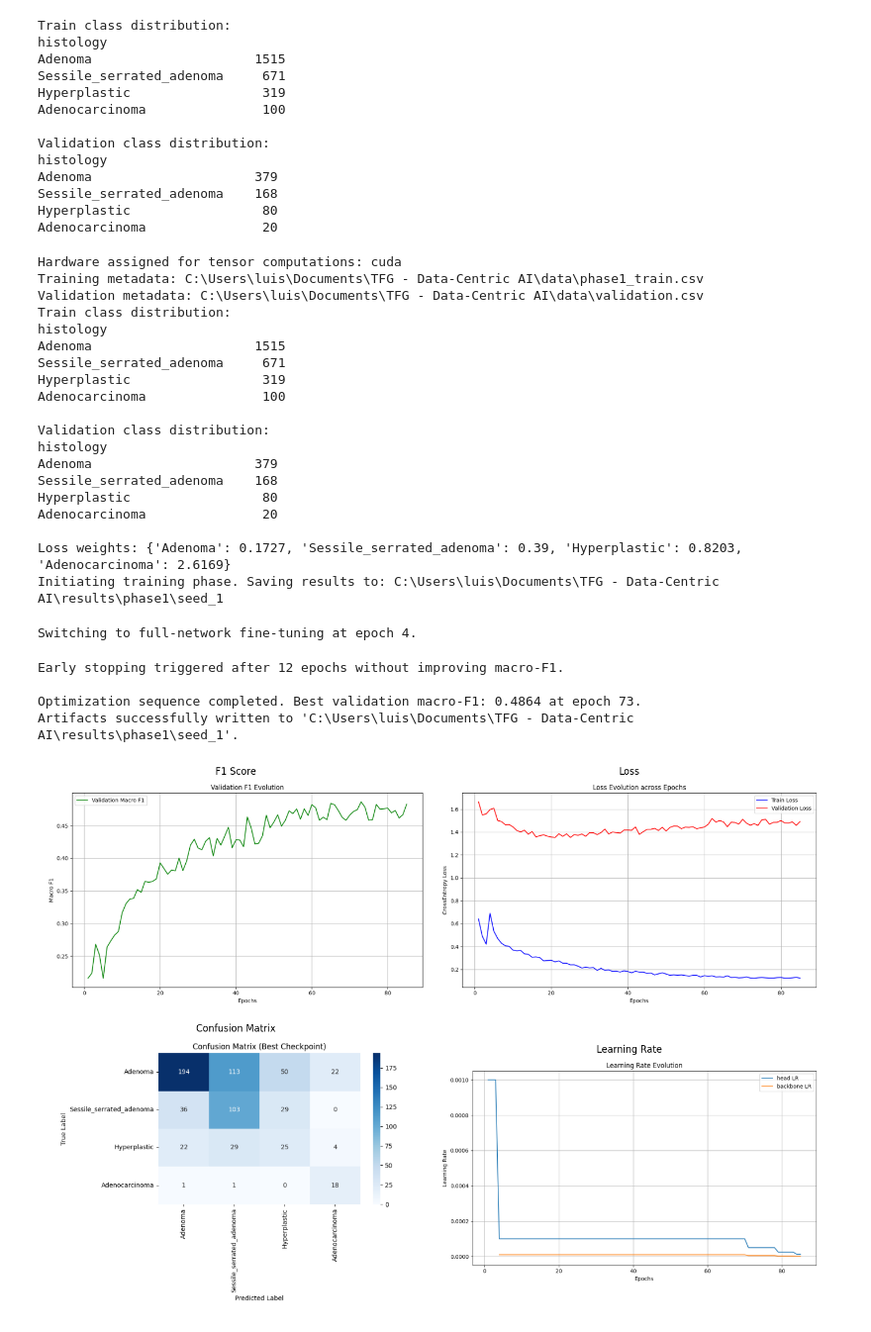
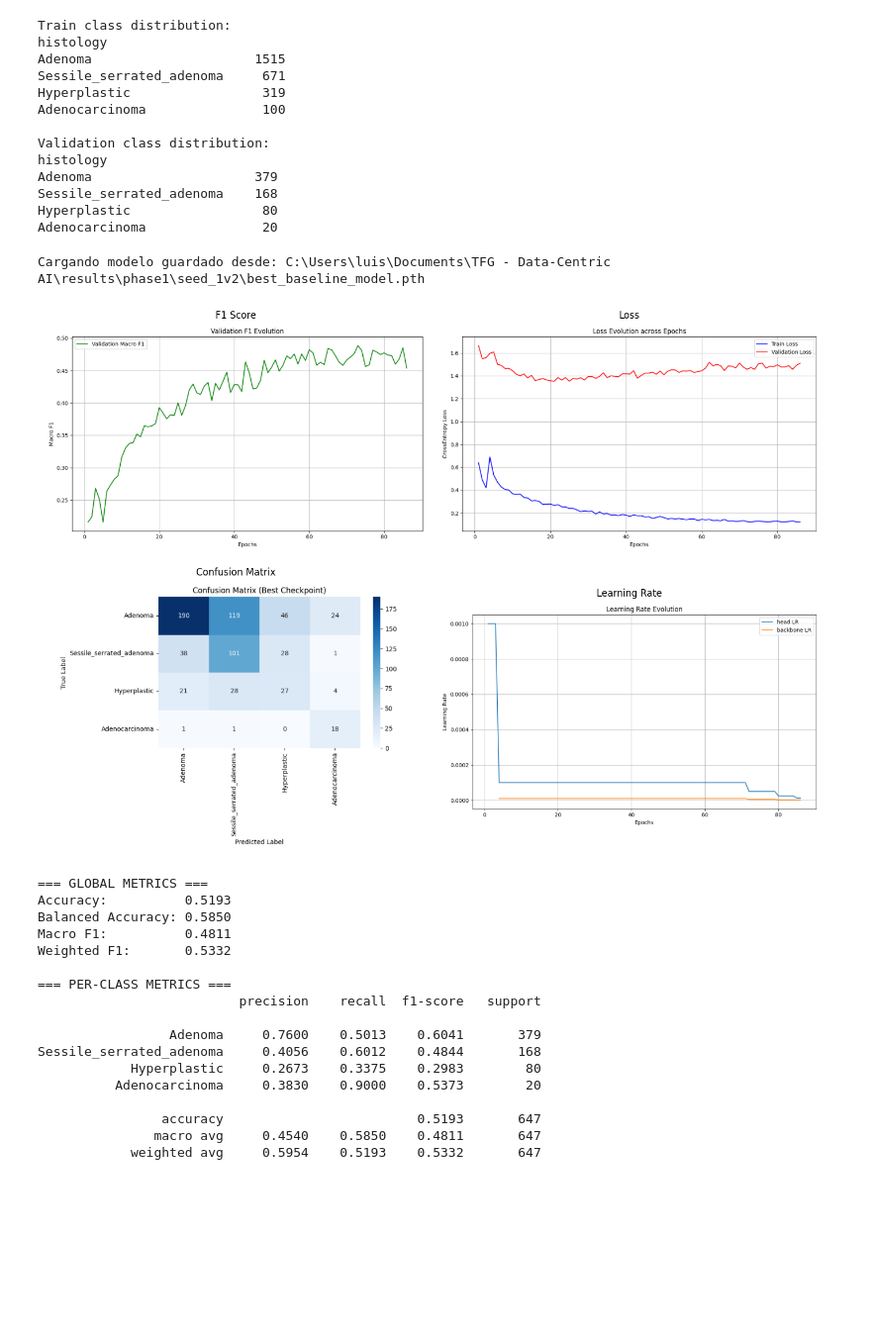
Before and after one commit to luismz14/TFG-DataCentric-AI, a Jupyter notebook: phase1.ipynb, the cells around one changed output. Shown at 99% size. Drawn from its saved outputs; the diff is of its cells as text; code cells hidden in the pictures; blank space fills up the shorter version.

```diff
--- a/phase1.ipynb
+++ b/phase1.ipynb
@@ -38,43 +38,37 @@ Adenocarcinoma               20
 # %%
 baseline_train.random_state = 42
 
 phase1_img_dir = Path("unified_images")
 phase1_csv_dir = Path("phase1_train.csv")
 phase1_validation_csv_dir = VALIDATION_CSV
 phase1_validation_img_dir = Path("unified_images")
-phase1_dir = Path('phase1/seed_1')
+phase1_dir = Path('phase1/seed_1v2')
 
 plotTrainResults(
     train_csv_dir=phase1_csv_dir,
     validation_csv_dir=phase1_validation_csv_dir,
     train_img_dir=phase1_img_dir,
     validation_img_dir=phase1_validation_img_dir,
     results_dir=phase1_dir,
     train=baseline_train,
 )
 # %% [output]
-Hardware assigned for tensor computations: cuda
-Training metadata: C:\Users\luis\Documents\TFG - Data-Centric AI\data\phase1_train.csv
-Validation metadata: C:\Users\luis\Documents\TFG - Data-Centric AI\data\validation.csv
-Train class distribution:
-histology
-Adenoma                     1515
-Sessile_serrated_adenoma     671
-Hyperplastic                 319
-Adenocarcinoma               100
-
-Validation class distribution:
-histology
-Adenoma                     379
-Sessile_serrated_adenoma    168
-Hyperplastic                 80
-Adenocarcinoma               20
-
-Loss weights: {'Adenoma': 0.1727, 'Sessile_serrated_adenoma': 0.39, 'Hyperplastic': 0.8203, 'Adenocarcinoma': 2.6169}
-Initiating training phase. Saving results to: C:\Users\luis\Documents\TFG - Data-Centric AI\results\phase1\seed_1
+Cargando modelo guardado desde: C:\Users\luis\Documents\TFG - Data-Centric AI\results\phase1\seed_1v2\best_baseline_model.pth
+[figure]
-Switching to full-network fine-tuning at epoch 4.
+=== GLOBAL METRICS ===
+Accuracy:          0.5193
+Balanced Accuracy: 0.5850
+Macro F1:          0.4811
+Weighted F1:       0.5332
+
+=== PER-CLASS METRICS ===
+                          precision    recall  f1-score   support
+
+                 Adenoma     0.7600    0.5013    0.6041       379
+Sessile_serrated_adenoma     0.4056    0.6012    0.4844       168
+            Hyperplastic     0.2673    0.3375    0.2983        80
+          Adenocarcinoma     0.3830    0.9000    0.5373        20
+
+                accuracy                         0.5193       647
+               macro avg     0.4540    0.5850    0.4811       647
+            weighted avg     0.5954    0.5193    0.5332       647
-Early stopping triggered after 12 epochs without improving macro-F1.
-
-Optimization sequence completed. Best validation macro-F1: 0.4864 at epoch 73.
-Artifacts successfully written to 'C:\Users\luis\Documents\TFG - Data-Centric AI\results\phase1\seed_1'.
-[figure]
```
Also changed, not shown: parts of 5 cells of this notebook, 17 other files.
